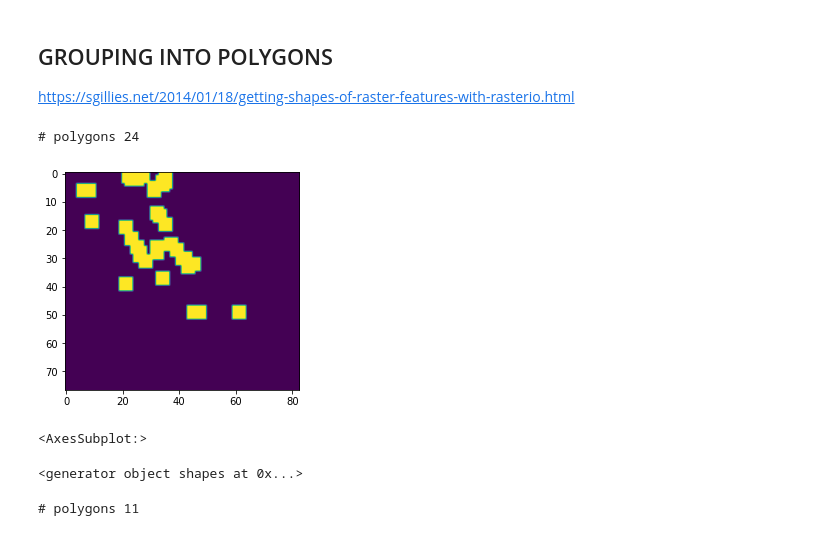
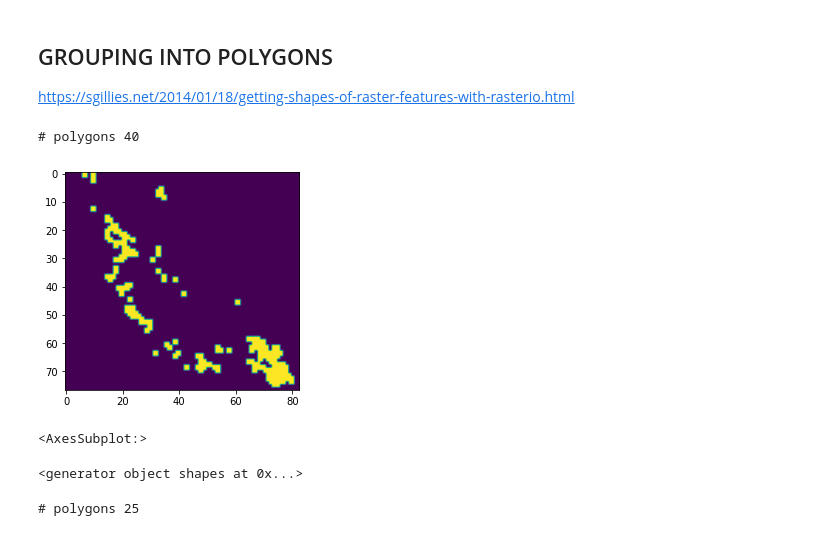
Before and after one commit to carmengg/CA_combinatorial_ecosystems, a Jupyter notebook: python_scripts/outlining_regions_from_raster.ipynb, the cells around one changed output. Cells and saved outputs as stored; diff of their text form; code cells hidden in the pictures.

```diff
--- a/python_scripts/outlining_regions_from_raster.ipynb
+++ b/python_scripts/outlining_regions_from_raster.ipynb
@@ -56,7 +56,7 @@ show(arid19)
 [figure]
 <AxesSubplot:>
 # %%
-more_arid = arid19.read(1)-arid8.read(1)
+more_arid = arid8.read(1) -  arid19.read(1)
 more_arid = np.where(more_arid<1,0,more_arid)
 more_arid = np.where(more_arid>0,1,more_arid)
 show(more_arid)
@@ -87,16 +95,16 @@ for shape, value in orig_shp:
     k = k+1
 print('# polygons', k)
 # %% [output]
-# polygons 24
+# polygons 40
 # %%
 # choose connectivity = 8
 # https://samirkhanal35.medium.com/relationships-between-pixels-neighbours-and-connectivity-d38e473cd994
 
-thick_regions = thicken_pixels(more_arid,5)
+thick_regions = thicken_pixels(more_arid,2)
 thick_regions = thick_regions.astype('int32')  # shapes function only takes certain int types
 show(thick_regions)
 # %% [output]
-[figure, old version]
+[figure, new version]
 <AxesSubplot:>
 # %%
 thick_shp = shapes(thick_regions, connectivity = 8)
@@ -104,13 +112,17 @@ thick_shp
 # %% [output]
 <generator object shapes at 0x...>
 # %%
+# https://stackoverflow.com/questions/1271320/resetting-generator-object-in-python
+
 k = 0
+geoms = []
 for shape, value in thick_shp:
     k = k+1
+    geoms.append(shape)
 #    print("Image value:")
 #    print(value)
 #    print("Geometry:")
 #    pprint.pprint(shape)
 print('# polygons', k) # k = 10
 # %% [output]
-# polygons 11
+# polygons 25
```
Also changed, not shown: parts of 30 cells of this notebook.
